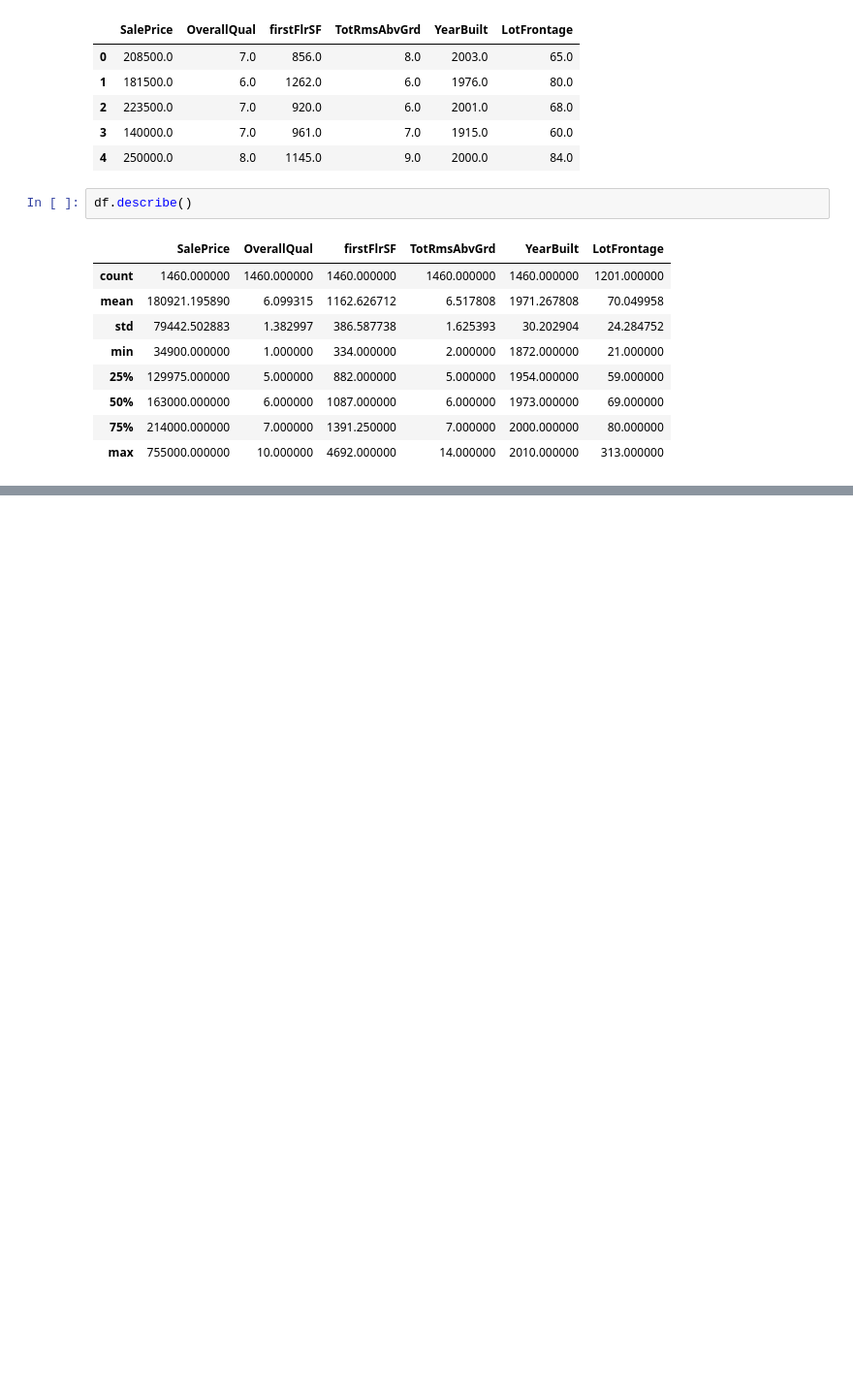
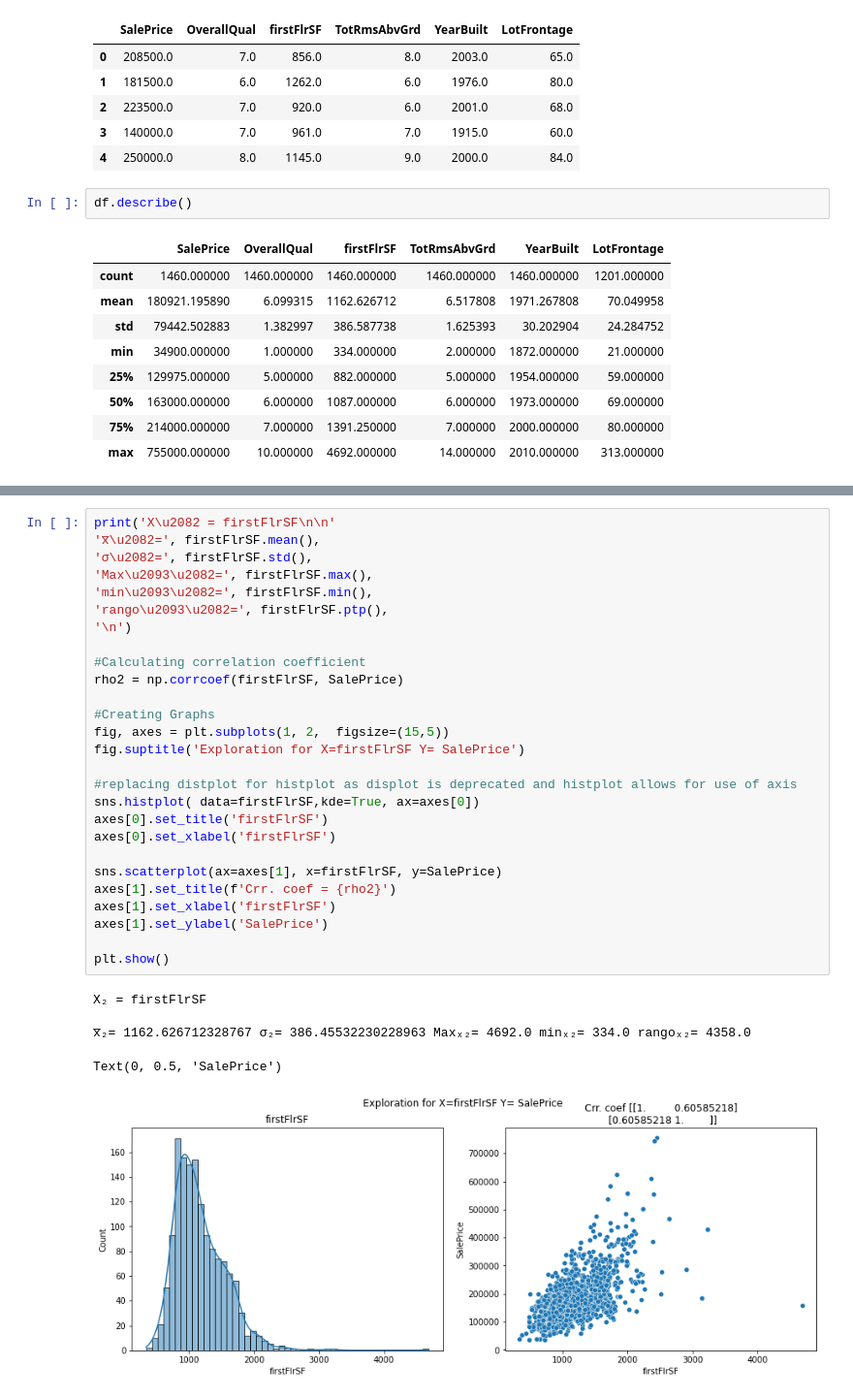
Before and after one commit to cavendano01/linear_regression_project, a Jupyter notebook: linear_regression.ipynb, the cells around one changed output, grey strips where cells are left out. Shown at 97% size. Cells and saved outputs as stored; diff of their text form; blank space fills up the shorter version.

Commit message:
Added Pearson Corr Coef Cleaned up Charts

```diff
--- a/linear_regression.ipynb
+++ b/linear_regression.ipynb
@@ -73 +73,34 @@ Text(0, 0.5, 'SalePrice')
 [figure]
+# %%
+print('X\u2082 = firstFlrSF\n\n'
+'x̅\u2082=', firstFlrSF.mean(),
+'σ\u2082=', firstFlrSF.std(),
+'Max\u2093\u2082=', firstFlrSF.max(),
+'min\u2093\u2082=', firstFlrSF.min(),
+'rango\u2093\u2082=', firstFlrSF.ptp(),
+'\n')
+
+#Calculating correlation coefficient
+rho2 = np.corrcoef(firstFlrSF, SalePrice)
+
+#Creating Graphs
+fig, axes = plt.subplots(1, 2,  figsize=(15,5))
+fig.suptitle('Exploration for X=firstFlrSF Y= SalePrice')
+
+#replacing distplot for histplot as displot is deprecated and histplot allows for use of axis
+sns.histplot( data=firstFlrSF,kde=True, ax=axes[0])
+axes[0].set_title('firstFlrSF')
+axes[0].set_xlabel('firstFlrSF')
+
+sns.scatterplot(ax=axes[1], x=firstFlrSF, y=SalePrice)
+axes[1].set_title(f'Crr. coef = {rho2}')
+axes[1].set_xlabel('firstFlrSF')
+axes[1].set_ylabel('SalePrice')
+
+plt.show()
+# %% [output]
+X₂ = firstFlrSF
+
+x̅₂= 1162.626712328767 σ₂= 386.45532230228963 Maxₓ₂= 4692.0 minₓ₂= 334.0 rangoₓ₂= 4358.0
+Text(0, 0.5, 'SalePrice')
+[figure, added]
```
Also changed, not shown: parts of 7 cells of this notebook.
